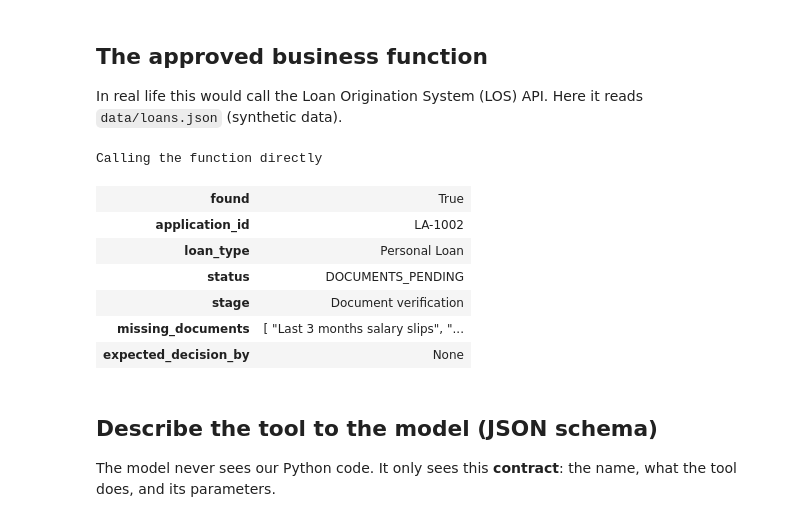
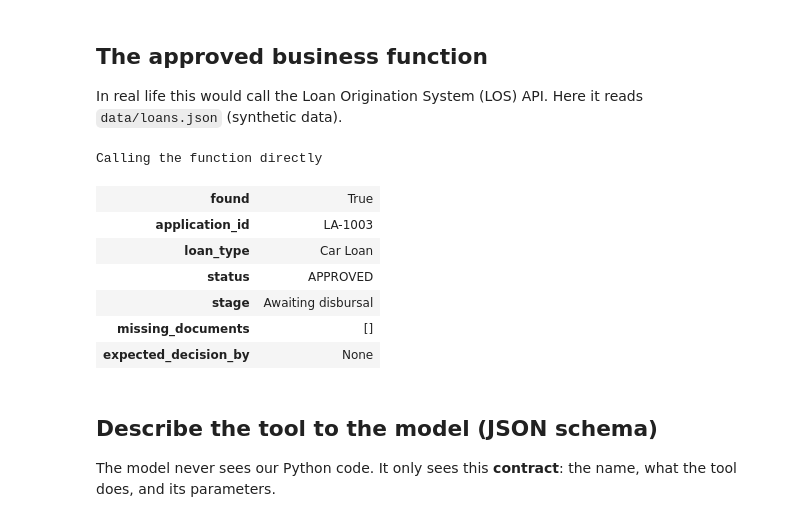
Before and after one commit to contactashish78/agentic-ai-bfsi-openai, a Jupyter notebook: notebooks/02_one_business_tool.ipynb, the cells around one changed output. Saved outputs shown, nothing was run; the diff lists cells and outputs as text; code cells hidden in the pictures.

```diff
--- a/notebooks/02_one_business_tool.ipynb
+++ b/notebooks/02_one_business_tool.ipynb
@@ -30,31 +28,32 @@ Setup
 ## The approved business function
 In real life this would call the Loan Origination System (LOS) API. Here it reads `data/loans.json` (synthetic data).
 # %%
-DB = json.load(open("../data/loans.json", encoding="utf-8"))
+from harness.tools import load_loans
+DB = load_loans()   # synthetic data in data/loans.json; dates shifted so they always look current
 
 def check_loan_status(application_id: str) -> dict:
     """Look up the current status of a loan application.
 
     Args:
         application_id: Loan application ID in the format LA-1234.
     """
     app = DB["applications"].get(application_id.strip().upper())
     if not app:
         return {"found": False, "error": f"No application {application_id}"}
     return {"found": True, "application_id": application_id, "loan_type": app["loan_type"],
             "status": app["status"], "stage": app["stage"],
             "missing_documents": app["missing_documents"],
             "expected_decision_by": app["expected_decision_by"]}
 
-print_html(check_loan_status("LA-1002"), title="Calling the function directly")
+print_html(check_loan_status("LA-1003"), title="Calling the function directly")
 # %% [output]
 Calling the function directly
 | found | True |
-| application_id | LA-1002 |
-| loan_type | Personal Loan |
-| status | DOCUMENTS_PENDING |
-| stage | Document verification |
-| missing_documents | [ "Last 3 months salary slips", "... |
+| application_id | LA-1003 |
+| loan_type | Car Loan |
+| status | APPROVED |
+| stage | Awaiting disbursal |
+| missing_documents | [] |
 | expected_decision_by | None |
 # %% [markdown]
 ## Describe the tool to the model (JSON schema)
```
Also changed, not shown: parts of 2 cells of this notebook, 6 other files.
